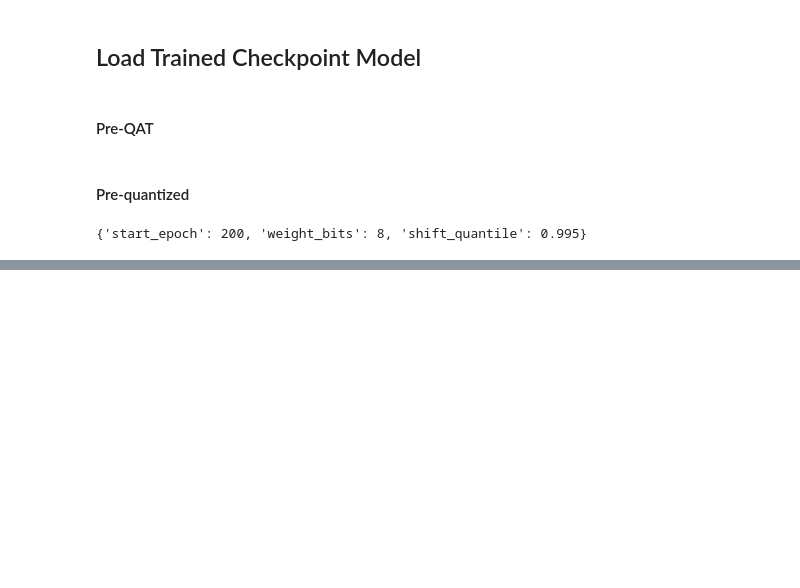
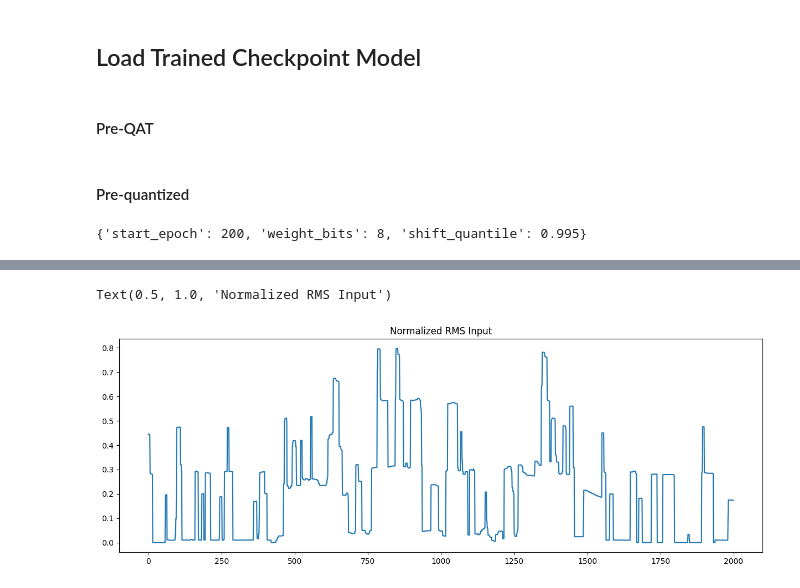
Before and after one commit to MarielTinaco/ai8x-training, a Jupyter notebook: notebooks/NILM_Evaluation.ipynb, the cells around one changed output, grey strips where cells are left out. Cells and saved outputs as stored; diff of their text form; code cells hidden in the pictures; blank space fills up the shorter version.

```diff
--- a/notebooks/NILM_Evaluation.ipynb
+++ b/notebooks/NILM_Evaluation.ipynb
@@ -115,6 +115,10 @@ for j in range(10200): next(dl_iter)
 for i in range(samples):
         dl = next(dl_iter)
         saved.append(dl)
+# %%
+# Get input samples
+
+raw_input = train_set.data[10200+100:10200+100+2000]
 # %%
 # figs, axes = plt.subplots(samples, figsize=(10, 15))
 
@@ -206,0 +211,7 @@ for i in range(5):
+# %%
+plt.figure(figsize=(15, 5))
+plt.plot(raw_input)
+plt.title("Normalized RMS Input")
+# %% [output]
+Text(0.5, 1.0, 'Normalized RMS Input')
+[figure, added]
```
Also changed, not shown: parts of 1 cell of this notebook.
